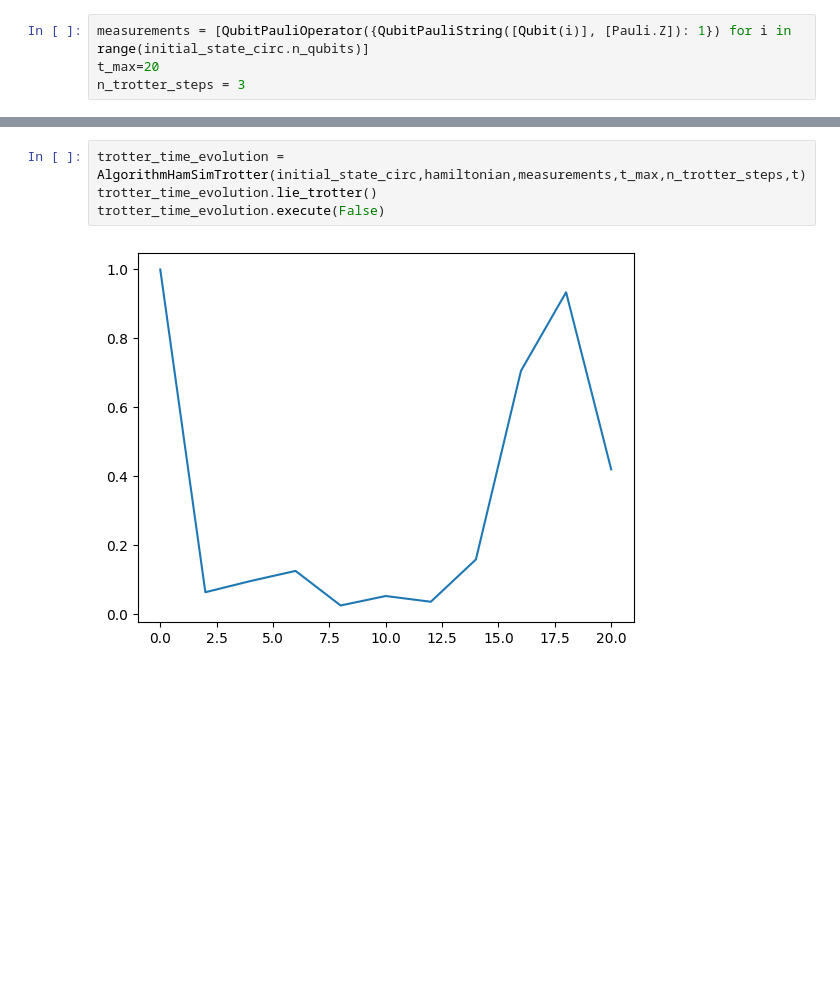
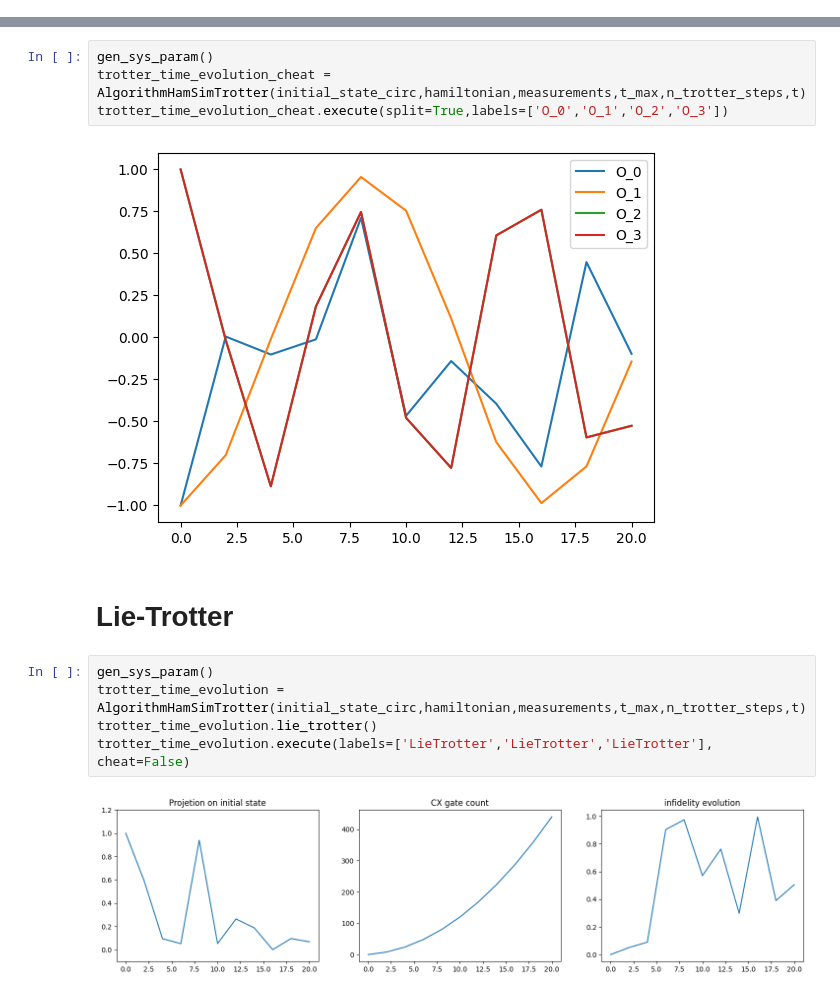
Before and after one commit to AprilSweettooth/Hamiltonian-Decomposition, a Jupyter notebook: test_notebook.ipynb, the cells around one changed output, grey strips where cells are left out. Drawn from its saved outputs; the diff is of its cells as text; blank space fills up the shorter version.

Commit message:
complete inital plot with drift

```diff
--- a/test_notebook.ipynb
+++ b/test_notebook.ipynb
@@ -38,4 +47,0 @@ hamiltonian = QubitPauliOperator({QubitPauliString([Qubit(0)], [Pauli.Z]): 0.1*t
-# %%
-measurements = [QubitPauliOperator({QubitPauliString([Qubit(i)], [Pauli.Z]): 1}) for i in range(initial_state_circ.n_qubits)]
-t_max=20
-n_trotter_steps = 3
@@ -45,8 +54,17 @@ trotter_time_evolution_cheat.execute()
 # %% [output]
 [figure]
+# %%
+gen_sys_param()
+trotter_time_evolution_cheat = AlgorithmHamSimTrotter(initial_state_circ,hamiltonian,measurements,t_max,n_trotter_steps,t)
+trotter_time_evolution_cheat.execute(split=True,labels=['O_0','O_1','O_2','O_3'])
+# %% [output]
+[figure, added]
+# %% [markdown]
+# Lie-Trotter
 # %%
+gen_sys_param()
 trotter_time_evolution = AlgorithmHamSimTrotter(initial_state_circ,hamiltonian,measurements,t_max,n_trotter_steps,t)
 trotter_time_evolution.lie_trotter()
-trotter_time_evolution.execute(False)
+trotter_time_evolution.execute(labels=['LieTrotter','LieTrotter','LieTrotter'], cheat=False)
 # %% [output]
-[figure, old version]
+[figure, new version]
```
Also changed, not shown: parts of 16 cells of this notebook, 5 other files.
